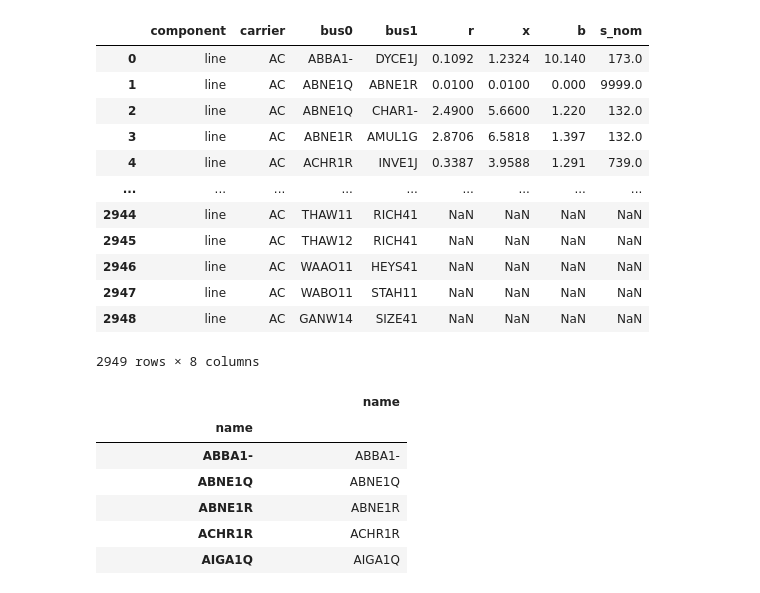
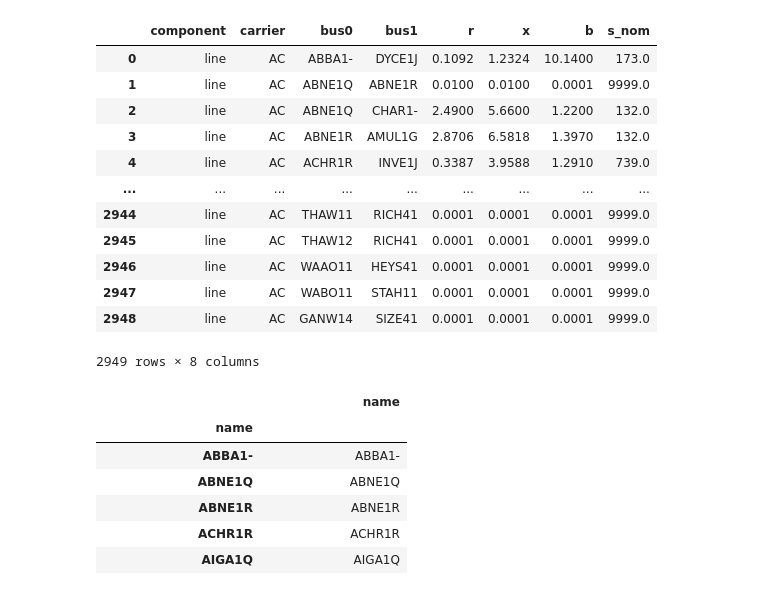
Before and after one commit to LukasFrankenQ/LMP, a Jupyter notebook: notebooks/network_data_analysis.ipynb, the cells around one changed output. Saved outputs shown, nothing was run; the diff lists cells and outputs as text; code cells hidden in the pictures.

```diff
--- a/notebooks/network_data_analysis.ipynb
+++ b/notebooks/network_data_analysis.ipynb
@@ -10,6 +10,7 @@ dfa = pd.read_excel('../data/ETYS Appendix B 2022.xlsx', sheet_name='B-2-1a', sk
 dfb = pd.read_excel('../data/ETYS Appendix B 2022.xlsx', sheet_name='B-2-1b', skiprows=1)
 dfc = pd.read_excel('../data/ETYS Appendix B 2022.xlsx', sheet_name='B-2-1c', skiprows=1)
 dfd = pd.read_excel('../data/ETYS Appendix B 2022.xlsx', sheet_name='B-2-1d', skiprows=1)
+dfd.rename(columns={'R (% on 100MVA)': 'R (% on 100 MVA)', 'X (% on 100MVA)': 'X (% on 100 MVA)', 'B (% on 100MVA)': 'B (% on 100 MVA)', 'Rating (MVA)': 'Winter Rating (MVA)'}, inplace=True)
 dfa['component'] = 'line'
 dfa['carrier'] = 'AC'
 dfb['component'] = 'line'
@@ -19,11 +20,16 @@ dfc['carrier'] = 'AC'
 dfd['component'] = 'line'
 dfd['carrier'] = 'AC'
 dfe = pd.read_excel('../data/ETYS Appendix B 2022.xlsx', sheet_name='B-3-1a', skiprows=1)
+dfe.rename(columns={'Rating (MVA)': 'Winter Rating (MVA)'}, inplace=True)
 dff = pd.read_excel('../data/ETYS Appendix B 2022.xlsx', sheet_name='B-3-1b', skiprows=1)
-dff.rename(columns={'Node1': 'Node 1', 'Node2': 'Node 2'}, inplace=True)
+dff.rename(columns={'R (% on 100MVA)': 'R (% on 100 MVA)', 'X (% on 100MVA)': 'X (% on 100 MVA)', 'B (% on 100MVA)': 'B (% on 100 MVA)'}, inplace=True)
+dff.rename(columns={'Node1': 'Node 1', 'Node2': 'Node 2', 'Rating (MVA)': 'Winter Rating (MVA)'}, inplace=True)
 dfg = pd.read_excel('../data/ETYS Appendix B 2022.xlsx', sheet_name='B-3-1c', skiprows=1)
-dfg.rename(columns={'Node1': 'Node 1', 'Node2': 'Node 2'}, inplace=True)
+dfg.rename(columns={'R (% on 100MVA)': 'R (% on 100 MVA)', 'X (% on 100MVA)': 'X (% on 100 MVA)', 'B (% on 100MVA)': 'B (% on 100 MVA)'}, inplace=True)
+dfg.rename(columns={'Node1': 'Node 1', 'Node2': 'Node 2', 'Rating (MVA)': 'Winter Rating (MVA)'}, inplace=True)
 dfh = pd.read_excel('../data/ETYS Appendix B 2022.xlsx', sheet_name='B-3-1d', skiprows=1)
+dfh.rename(columns={'R (% on 100MVA)': 'R (% on 100 MVA)', 'X (% on 100MVA)': 'X (% on 100 MVA)', 'B (% on 100MVA)': 'B (% on 100 MVA)'}, inplace=True)
+dfh.rename(columns={'Rating (MVA)': 'Winter Rating (MVA)'}, inplace=True)
 dfe['component'] = 'transformer'
 dfe['carrier'] = 'AC'
 dff['component'] = 'transformer'
@@ -31,45 +37,61 @@ dff['carrier'] = 'AC'
 dfg['component'] = 'transformer'
 dfg['carrier'] = 'AC'
 dfh['component'] = 'transformer'
 dfh['carrier'] = 'AC'
+
 dfi = pd.read_excel('../data/ETYS Appendix B 2022.xlsx', sheet_name='B-5-1', skiprows=1)
 # filter out only those with existing in Existing column
 dfi = dfi[dfi['Existing'] == 'Yes']
 dfi['component'] = 'link'
 dfi['carrier'] = 'DC'
 
+# these are lines to offshore wind farms, and assumed oversized so 9999 MVA
 dfj = pd.read_excel('../data/GB_network.xlsx', sheet_name='Extra_WF_edges')
 dfj['component'] = 'line'
 dfj['carrier'] = 'AC'
+dfj['Winter Rating (MVA)'] = 9999
 
 df = pd.concat([dfa, dfb, dfc, dfd, dfe, dff, dfg, dfh, dfi, dfj], ignore_index=True)
 df.rename(columns={'Node 1': 'bus0', 'Node 2': 'bus1'}, inplace=True)
 df.index.name = 'name'
 df.reset_index(drop=True, inplace=True)
 # remove lines with Winter Rating (MVA) = 9999
 # df = df[df['Winter Rating (MVA)'] != 9999]
 # replace any node called Central DC Substation with BLHI4-
 # df['bus0'] = df['bus0'].str.replace('Central DC Substation', 'BLHI4-')
 # df['bus1'] = df['bus1'].str.replace('Central DC Substation', 'BLHI4-')
 # get line data in pypsa format
 df.rename(columns={'R (% on 100 MVA)': 'r', 'X (% on 100 MVA)': 'x', 'B (% on 100 MVA)': 'b', 'Winter Rating (MVA)': 's_nom'}, inplace=True)
 # remove unneeded columns for pypsa
 df = df[['component', 'carrier', 'bus0', 'bus1', 'r', 'x', 'b', 's_nom']]
-# n.lines = n.lines.drop(columns=['OHL Length (km)', 'Cable Length (km)', 'Circuit Type', 'Spring Rating (MVA)'])
+# where r is nan, add type = 'HVDC XLPE 1000'
+# df.loc[df['r'].isna(), 'type'] = 'HVDC XLPE 1000'
+# replace r = 0 with 0.0001
+df['r'] = df['r'].replace(0, 0.0001)
+# replace r is nan with 0.0001
+df['r'] = df['r'].fillna(0.0001)
+# replace x = 0 with 0.0001
+df['x'] = df['x'].replace(0, 0.0001)
+# replace x is nan with 0.0001
+df['x'] = df['x'].fillna(0.0001)
+# replace b = 0 with 0.0001
+df['b'] = df['b'].replace(0, 0.0001)
+# replace b is nan with 0.0001
+df['b'] = df['b'].fillna(0.0001)
 df
 # %% [output]
 |  | component | carrier | bus0 | bus1 | r | x | b | s_nom |
-| 0 | line | AC | ABBA1- | DYCE1J | 0.1092 | 1.2324 | 10.140 | 173.0 |
-| 1 | line | AC | ABNE1Q | ABNE1R | 0.0100 | 0.0100 | 0.000 | 9999.0 |
-| 2 | line | AC | ABNE1Q | CHAR1- | 2.4900 | 5.6600 | 1.220 | 132.0 |
-| 3 | line | AC | ABNE1R | AMUL1G | 2.8706 | 6.5818 | 1.397 | 132.0 |
-| 4 | line | AC | ACHR1R | INVE1J | 0.3387 | 3.9588 | 1.291 | 739.0 |
+| 0 | line | AC | ABBA1- | DYCE1J | 0.1092 | 1.2324 | 10.1400 | 173.0 |
+| 1 | line | AC | ABNE1Q | ABNE1R | 0.0100 | 0.0100 | 0.0001 | 9999.0 |
+| 2 | line | AC | ABNE1Q | CHAR1- | 2.4900 | 5.6600 | 1.2200 | 132.0 |
+| 3 | line | AC | ABNE1R | AMUL1G | 2.8706 | 6.5818 | 1.3970 | 132.0 |
+| 4 | line | AC | ACHR1R | INVE1J | 0.3387 | 3.9588 | 1.2910 | 739.0 |
 | ... | ... | ... | ... | ... | ... | ... | ... | ... |
-| 2944 | line | AC | THAW11 | RICH41 | NaN | NaN | NaN | NaN |
-| 2945 | line | AC | THAW12 | RICH41 | NaN | NaN | NaN | NaN |
-| 2946 | line | AC | WAAO11 | HEYS41 | NaN | NaN | NaN | NaN |
-| 2947 | line | AC | WABO11 | STAH11 | NaN | NaN | NaN | NaN |
-| 2948 | line | AC | GANW14 | SIZE41 | NaN | NaN | NaN | NaN |
+| 2944 | line | AC | THAW11 | RICH41 | 0.0001 | 0.0001 | 0.0001 | 9999.0 |
+| 2945 | line | AC | THAW12 | RICH41 | 0.0001 | 0.0001 | 0.0001 | 9999.0 |
+| 2946 | line | AC | WAAO11 | HEYS41 | 0.0001 | 0.0001 | 0.0001 | 9999.0 |
+| 2947 | line | AC | WABO11 | STAH11 | 0.0001 | 0.0001 | 0.0001 | 9999.0 |
+| 2948 | line | AC | GANW14 | SIZE41 | 0.0001 | 0.0001 | 0.0001 | 9999.0 |
 2949 rows × 8 columns
 # %%
 # buses from line data
```
Also changed, not shown: parts of 9 cells of this notebook.
